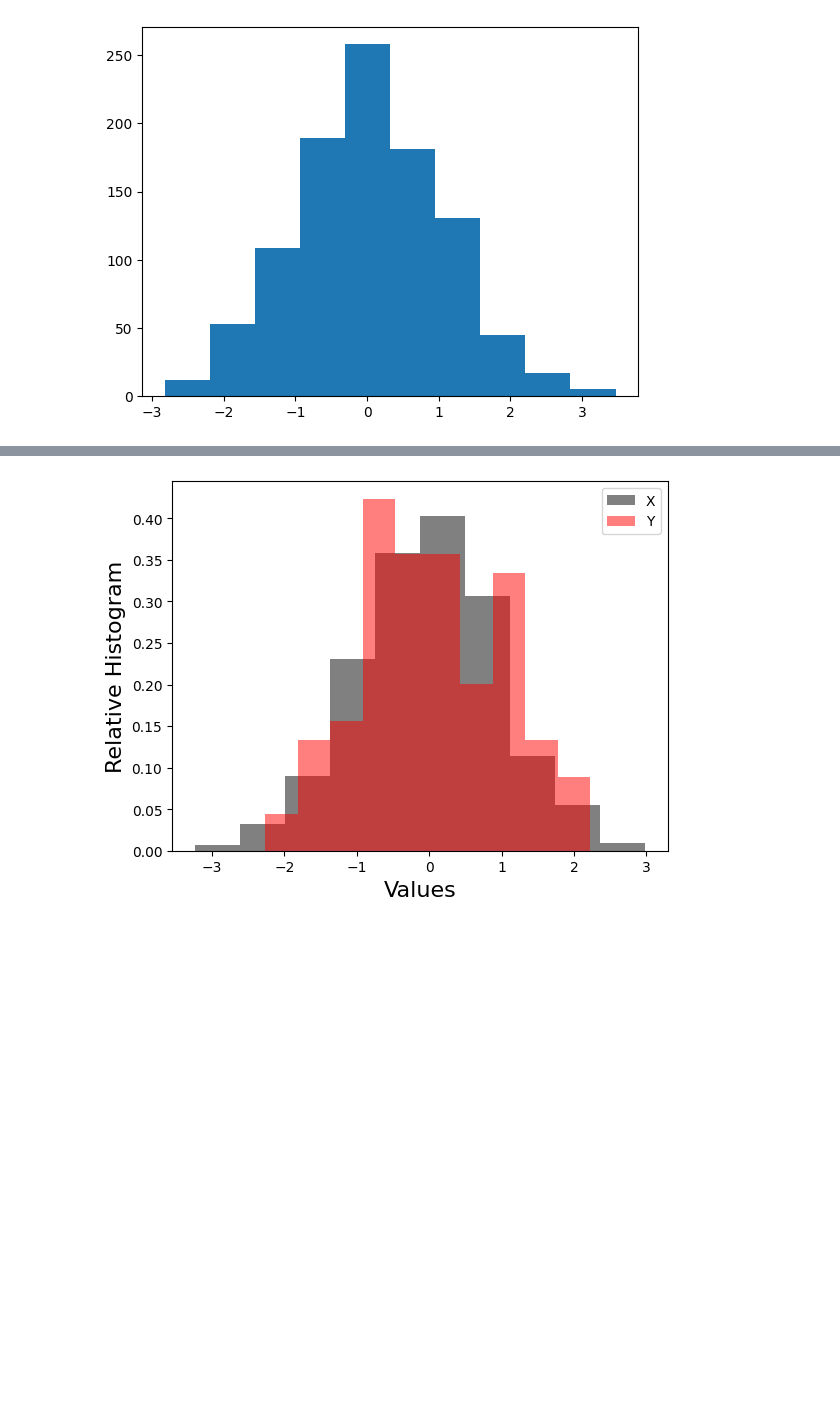
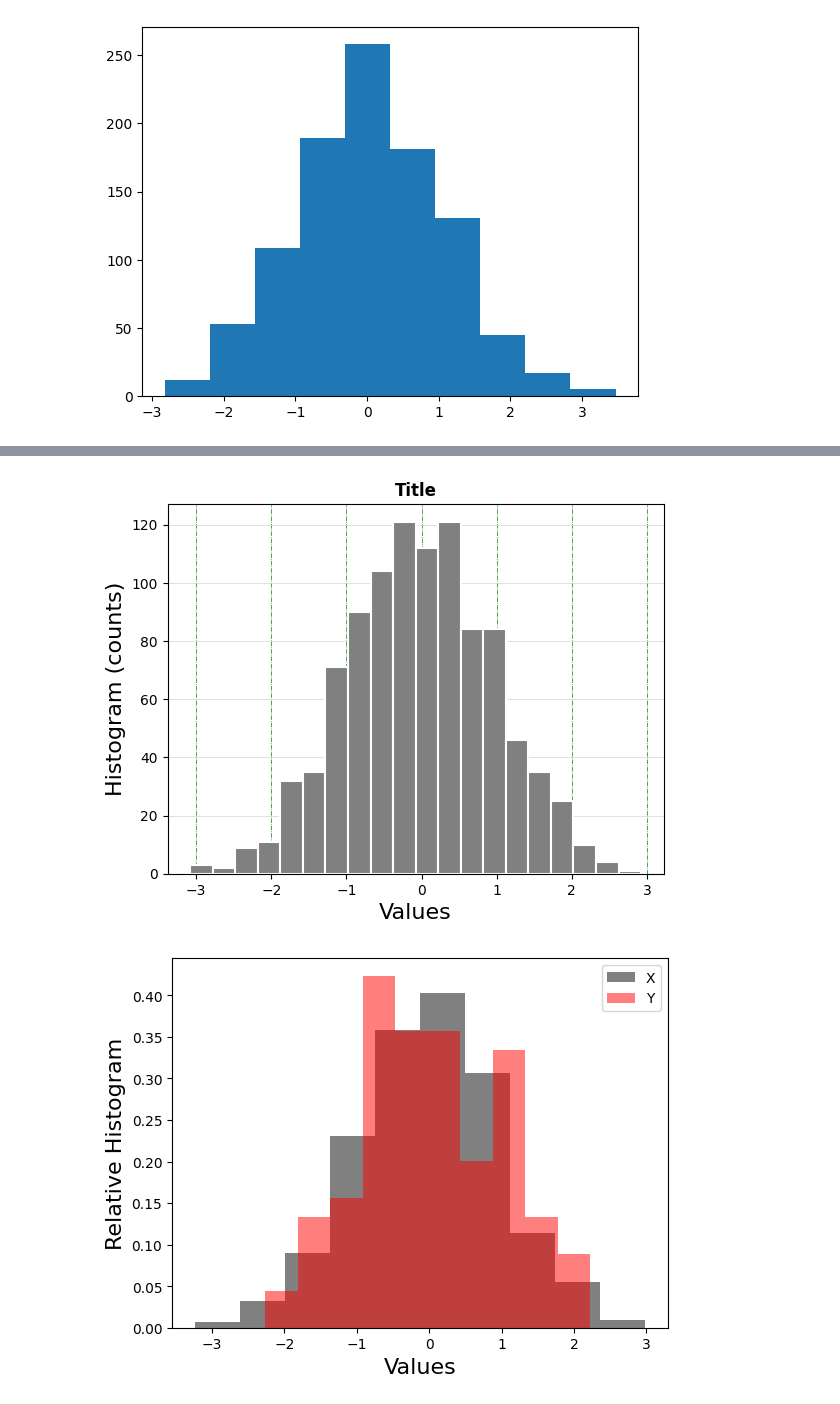
Before and after one commit to leticiaram/Consultoria, a Jupyter notebook: Introduccion_Matplotlib.ipynb, the cells around one changed output, grey strips where cells are left out. Saved outputs shown, nothing was run; the diff lists cells and outputs as text; code cells hidden in the pictures; blank space fills up the shorter version.

```diff
--- a/Introduccion_Matplotlib.ipynb
+++ b/Introduccion_Matplotlib.ipynb
@@ -387,3 +394,18 @@ plt.show()
+# %%
+#Para enviar las lineas atr'as
+
+fig, ax = plt.subplots()
+plot = ax.hist(x,bins=n_bins,color="grey",edgecolor='white', linewidth=1.5)
+ax.yaxis.grid(True, color='lightgrey', linestyle='-', linewidth=0.5)
+ax.xaxis.grid(True, color='green', linestyle='-.', linewidth=0.5)
+ax.set_axisbelow(True)
+ax.set_xlabel("Values",fontsize=16)
+ax.set_ylabel("Histogram (counts)",fontsize=16)
+
+ax.set_title('Title', fontsize = 12, fontweight ='bold')
+plt.show()
+# %% [output]
+[figure, added]
 # %%
 y= np.random.randn(100)
 
```
Also changed, not shown: parts of 9 cells of this notebook.
